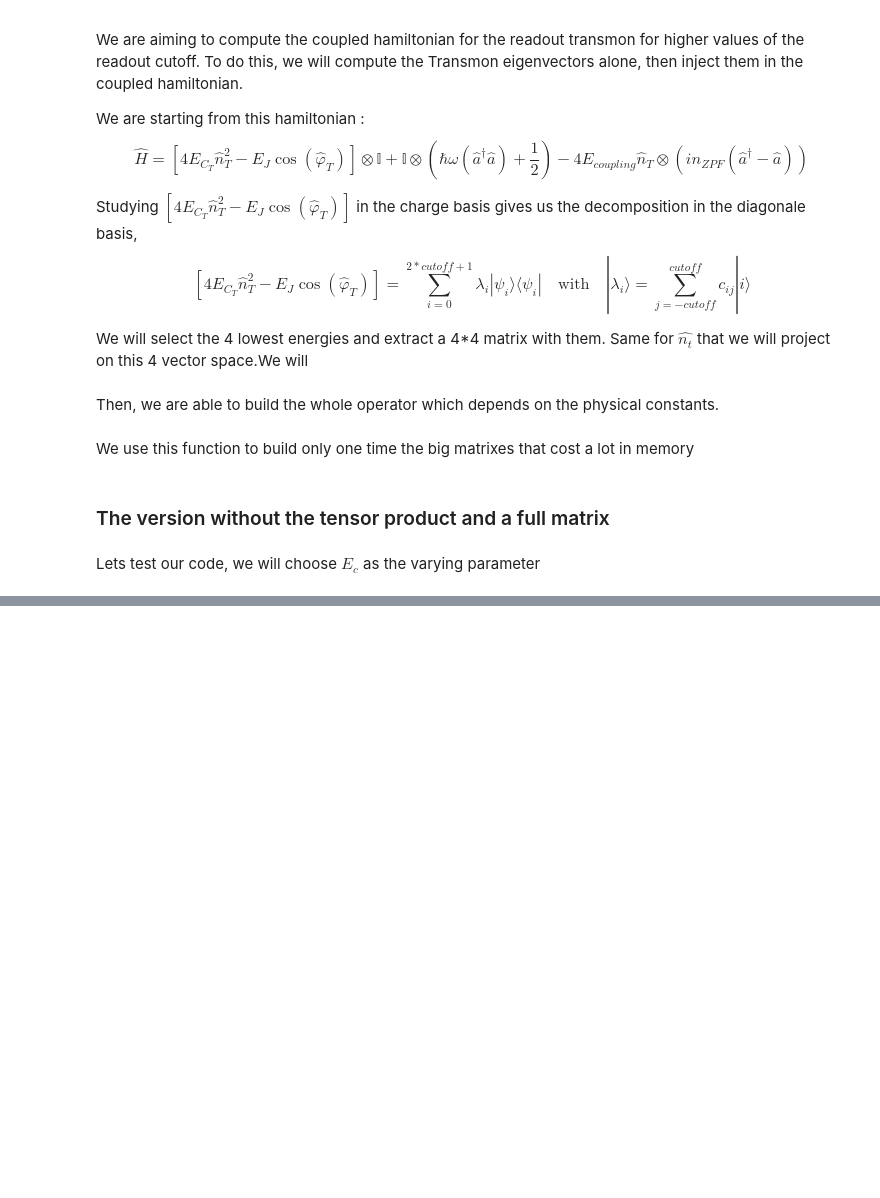
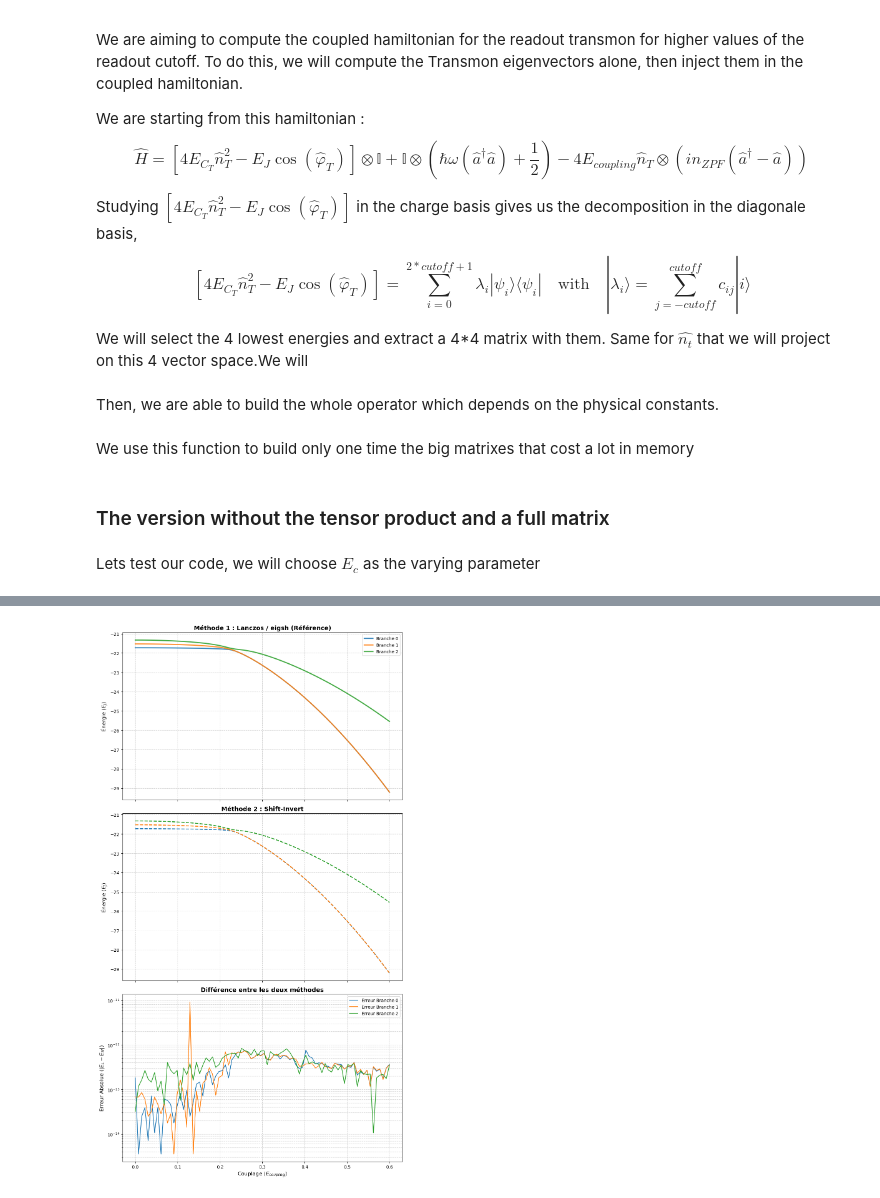
Before and after one commit to Grucciman/TR-Control, a Jupyter notebook: Internship/shift_invert.ipynb, the cells around one changed output, grey strips where cells are left out. Saved outputs shown, nothing was run; the diff lists cells and outputs as text; code cells hidden in the pictures; blank space fills up the shorter version.

```diff
--- a/Internship/shift_invert.ipynb
+++ b/Internship/shift_invert.ipynb
@@ -340,14 +468,14 @@ EC_R_val = 0.01
 EL_R_val = 0.5
 n_transmon_keep = 10
 
-ops_data = build_naked_operators_rotated(EJ_val,EC_T_val, n_cut=300, osc_cut=10)
+ops_data = build_naked_operators_rotated(EJ_val, EC_T_val, n_transmon_keep, n_cut=300, osc_cut=10)
 
 H_var_coupling = lambda E_coupling: get_transmon_readout_hamiltonian(  # noqa: E731
-    ops_data, EJ_val, EC_T_val, EC_R_val, EL_R_val, E_coupling=E_coupling, n_transmon_keep=n_transmon_keep
+    ops_data, EC_R_val, EL_R_val, E_coupling=E_coupling
 )
 
 H_var_coupling_mat = lambda E_coupling: get_transmon_readout_matrix_explicit(  # noqa: E731
-    ops_data, EJ_val, EC_T_val, EC_R_val, EL_R_val, E_coupling=E_coupling
+    ops_data, EC_R_val, EL_R_val, E_coupling=E_coupling
 )
 
 
@@ -361,14 +489,19 @@ start_si = time.perf_counter()
 energies_si, vectors_si = get_values_shift_invert(H_var_coupling, n_branches=3, param_list=coupling_list)
 end_si = time.perf_counter()
 
+start_si_opt = time.perf_counter()
+energies_si_opt, vectors_si_opt = get_values_shift_invert_optimized(H_var_coupling, n_branches=3, param_list=coupling_list)
+end_si_opt = time.perf_counter()
+
 start_mat = time.perf_counter()
 energies_mat, vectors_mat = get_values_Lanczos(H_var_coupling_mat, n_branches=3, param_list=coupling_list)
 end_mat = time.perf_counter()
 
 print(f"Lanczos matriciel a pris {end_mat - start_mat} secondes")
 
-
 print(f"Lanczos a pris {end_l - start_l} secondes")
 
 print(f"Shift invert a pris {end_si - start_si} secondes")
+
+print(f"Shift invert optimisé a pris {end_si_opt - start_si_opt} secondes")
 # %% [output]
@@ -435,0 +602,48 @@ plt.show()
+# %%
+import matplotlib.pyplot as plt
+import numpy as np
+
+# 1. Vérification des dimensions pour le plot
+# Matplotlib aime avoir (n_steps, n_branches) pour tracer les colonnes.
+# Si tes données sont (3, 80), on transpose pour avoir (80, 3).
+if energies_l_c.shape[0] != len(coupling_list):
+    energies_l_c = energies_l_c.T
+if energies_si_opt_c.shape[0] != len(coupling_list):
+    energies_si_opt_c = energies_si_opt_c.T
+
+# 2. Calcul de la différence (Erreur absolue)
+diff = np.abs(energies_l_c - energies_si_opt_c)
+
+# 3. Création des 3 graphiques
+fig, axs = plt.subplots(3, 1, figsize=(10, 18), sharex=True)
+
+# --- Plot 1 : Lanczos (Référence) ---
+axs[0].plot(coupling_list, energies_l_c, linewidth=2.5, alpha=0.9)
+axs[0].set_ylabel("Énergie ($E_J$)", fontsize=12)
+axs[0].set_title("Méthode 1 : Lanczos / eigsh (Référence)", fontsize=14, fontweight="bold")
+axs[0].grid(True, which="both", linestyle="--", alpha=0.6)
+axs[0].legend([f"Branche {i}" for i in range(energies_l_c.shape[1])], loc="upper right")
+
+# --- Plot 2 : Shift-Invert (Ton Algo) ---
+# J'utilise des tirets (--) pour bien distinguer visuellement du trait plein
+axs[1].plot(coupling_list, energies_si_opt_c, linewidth=2, linestyle="--")
+axs[1].set_ylabel("Énergie ($E_J$)", fontsize=12)
+axs[1].set_title("Méthode 2 : Shift-Invert", fontsize=14, fontweight="bold")
+axs[1].grid(True, which="both", linestyle="--", alpha=0.6)
+
+# --- Plot 3 : Différence (Échelle Logarithmique) ---
+# C'est ici qu'on juge la qualité de la convergence
+for i in range(diff.shape[1]):
+    axs[2].semilogy(coupling_list, diff[:, i], label=f"Erreur Branche {i}", linewidth=1.5)
+
+axs[2].set_ylabel("Erreur Absolue ($|E_L - E_{SI}|$)", fontsize=12)
+axs[2].set_xlabel("Couplage ($E_{coupling}$)", fontsize=12)
+axs[2].set_title("Différence entre les deux méthodes", fontsize=14, fontweight="bold")
+axs[2].grid(True, which="both", linestyle="--", alpha=0.6)
+axs[2].legend()
+
+# Mise en page
+plt.tight_layout()
+plt.show()
+# %% [output]
+[figure, added]
```
Also changed, not shown: parts of 13 cells of this notebook.
